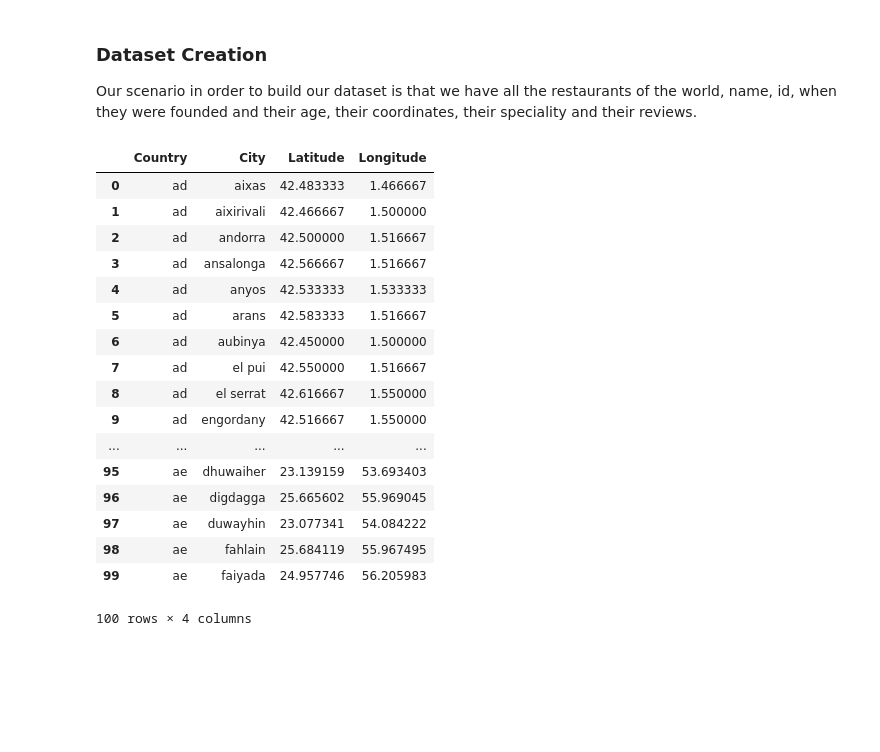
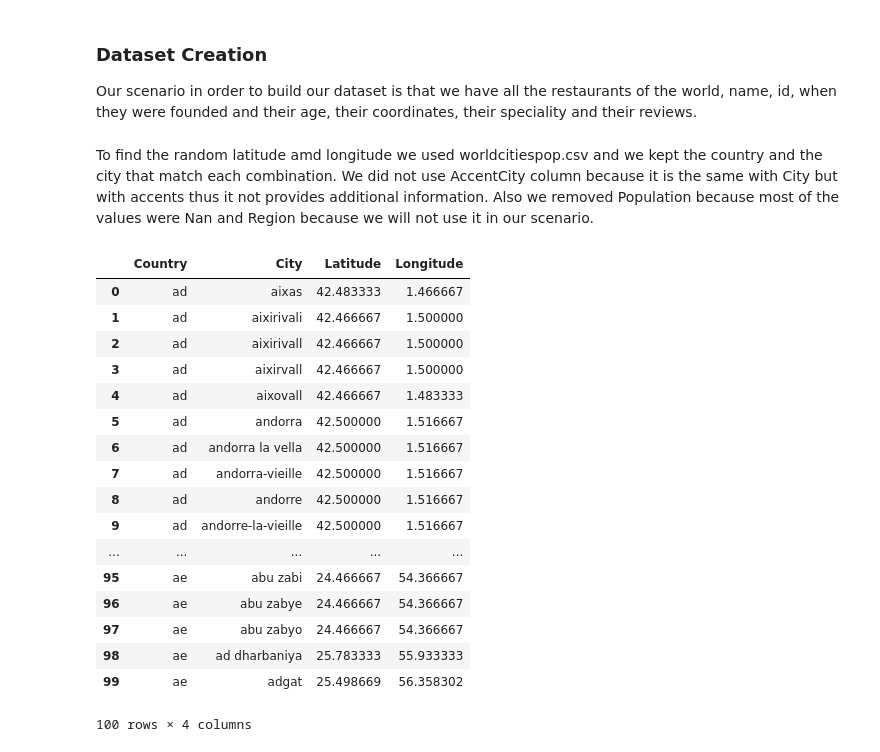
Before and after one commit to evsantor/data_minig, a Jupyter notebook: data_mining_2.ipynb, the cells around one changed output. Cells and saved outputs as stored; diff of their text form; code cells hidden in the pictures; blank space fills up the shorter version.

```diff
--- a/data_mining_2.ipynb
+++ b/data_mining_2.ipynb
@@ -42,31 +42,33 @@ def str_time_prop(start, end, format, prop):
 
 def random_date(start, end, prop):
     return str_time_prop(start, end, '%m/%d/%Y', prop)
+# %% [markdown]
+To find the random latitude amd longitude we used worldcitiespop.csv and we kept the country and the city that match each combination. We did not use AccentCity column because it is the same with City but with accents thus it not provides additional information. Also we removed Population because most of the values were Nan and Region because we will not use it in our scenario.
 # %%
 def get_latitude_longititude():
-    df = pd.read_csv('World.csv')
-    return df
+    df = pd.read_csv('worldcitiespop.csv')
+    return df.loc[:,['Country', 'City', 'Latitude', 'Longitude']]
 # %%
-df = get_latitude_longititude()[:100]
-df
+df_lat = get_latitude_longititude()[:100]
+df_lat
 # %% [output]
 |  | Country | City | Latitude | Longitude |
 | 0 | ad | aixas | 42.483333 | 1.466667 |
 | 1 | ad | aixirivali | 42.466667 | 1.500000 |
-| 2 | ad | andorra | 42.500000 | 1.516667 |
-| 3 | ad | ansalonga | 42.566667 | 1.516667 |
-| 4 | ad | anyos | 42.533333 | 1.533333 |
-| 5 | ad | arans | 42.583333 | 1.516667 |
-| 6 | ad | aubinya | 42.450000 | 1.500000 |
-| 7 | ad | el pui | 42.550000 | 1.516667 |
-| 8 | ad | el serrat | 42.616667 | 1.550000 |
-| 9 | ad | engordany | 42.516667 | 1.550000 |
+| 2 | ad | aixirivall | 42.466667 | 1.500000 |
+| 3 | ad | aixirvall | 42.466667 | 1.500000 |
+| 4 | ad | aixovall | 42.466667 | 1.483333 |
+| 5 | ad | andorra | 42.500000 | 1.516667 |
+| 6 | ad | andorra la vella | 42.500000 | 1.516667 |
+| 7 | ad | andorra-vieille | 42.500000 | 1.516667 |
+| 8 | ad | andorre | 42.500000 | 1.516667 |
+| 9 | ad | andorre-la-vieille | 42.500000 | 1.516667 |
 | ... | ... | ... | ... | ... |
-| 95 | ae | dhuwaiher | 23.139159 | 53.693403 |
-| 96 | ae | digdagga | 25.665602 | 55.969045 |
-| 97 | ae | duwayhin | 23.077341 | 54.084222 |
-| 98 | ae | fahlain | 25.684119 | 55.967495 |
-| 99 | ae | faiyada | 24.957746 | 56.205983 |
+| 95 | ae | abu zabi | 24.466667 | 54.366667 |
+| 96 | ae | abu zabye | 24.466667 | 54.366667 |
+| 97 | ae | abu zabyo | 24.466667 | 54.366667 |
+| 98 | ae | ad dharbaniya | 25.783333 | 55.933333 |
+| 99 | ae | adgat | 25.498669 | 56.358302 |
 100 rows × 4 columns
 # %%
 restaurant_df = pd.DataFrame(columns=['id', 'name', 'cid', 'sid', 'rid', 'founded', 'age'])
```
Also changed, not shown: parts of 8 cells of this notebook.
